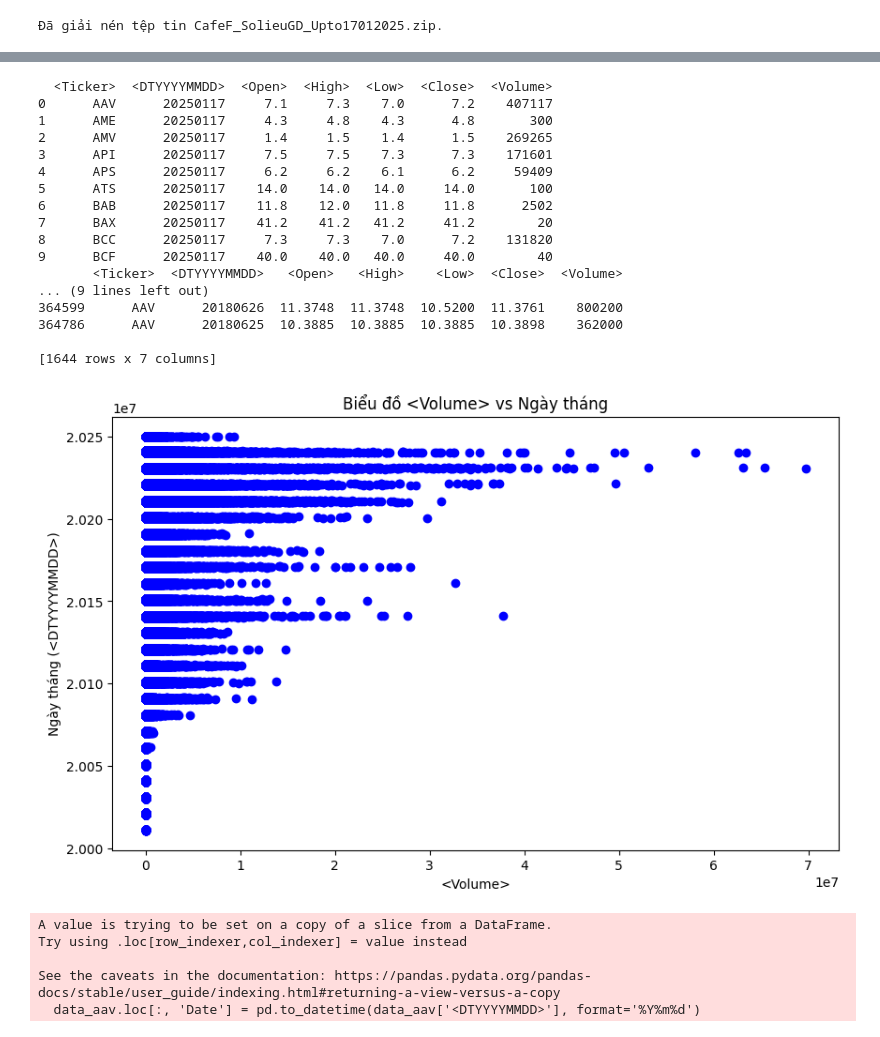
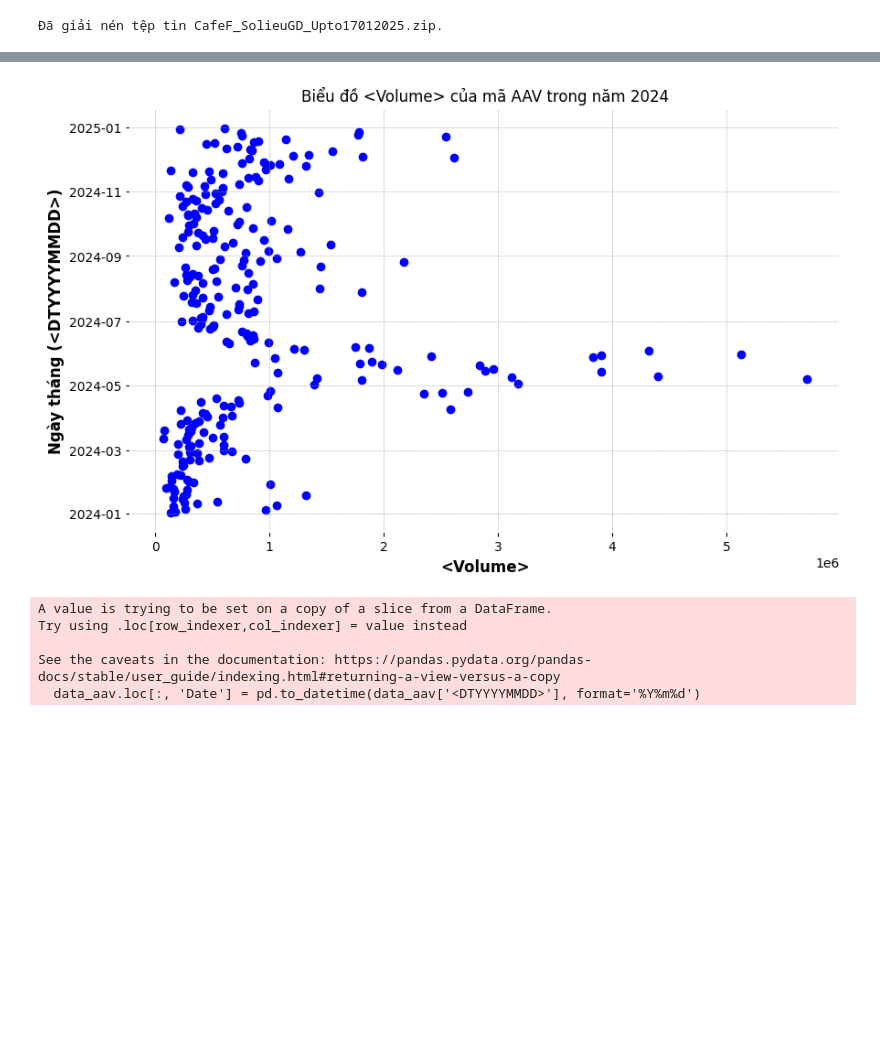
Before and after one commit to KienNguyenk64/CNDPT, a Jupyter notebook: Stock1.ipynb, the cells around one changed output, grey strips where cells are left out. Saved outputs shown, nothing was run; the diff lists cells and outputs as text; code cells hidden in the pictures; blank space fills up the shorter version.

```diff
--- a/Stock1.ipynb
+++ b/Stock1.ipynb
@@ -72,48 +176,31 @@ print(f"Đã giải nén tệp tin {zip_file_path}.")
 # %%
 import pandas as pd
 import matplotlib.pyplot as plt
-import numpy as np
 
+# Đọc dữ liệu từ file CSV
 df = pd.read_csv('CafeF.HNX.Upto17.01.2025.csv')
-print(df.head(10))
-df_without_ticker = df.drop(columns=['<Ticker>'])
-df_without_ticker.corr()
 
-# Lọc các dòng có mã 'AAV'
-df_fpt = df[df['<Ticker>'] == 'AAV']
+# Chuyển cột <DTYYYYMMDD> thành dạng datetime
+df['<DTYYYYMMDD>'] = pd.to_datetime(df['<DTYYYYMMDD>'], format='%Y%m%d')
 
-# In kết quả ra màn hình
-print(df_fpt)
+# Lọc các dòng có mã 'AAV' và dữ liệu trong năm 2024
+df_aav = df[(df['<Ticker>'] == 'AAV') & (df['<DTYYYYMMDD>'].dt.year == 2024)]
 
 # Vẽ biểu đồ với Volume ở trục x và <DTYYYYMMDD> ở trục y
 plt.figure(figsize=(10, 6))  # Tùy chỉnh kích thước biểu đồ
 
-plt.scatter(df['<Volume>'], df['<DTYYYYMMDD>'], color='blue', marker='o')  # Biểu đồ scatter
-plt.title('Biểu đồ <Volume> vs Ngày tháng')  # Tiêu đề
+# Sử dụng <Volume> và <DTYYYYMMDD> để vẽ biểu đồ scatter
+plt.scatter(df_aav['<Volume>'], df_aav['<DTYYYYMMDD>'], color='blue', marker='o')
+
+# Đặt tiêu đề và nhãn trục
+plt.title('Biểu đồ <Volume> của mã AAV trong năm 2024')  # Tiêu đề
 plt.xlabel('<Volume>')  # Nhãn trục x
 plt.ylabel('Ngày tháng (<DTYYYYMMDD>)')  # Nhãn trục y
 
 # Hiển thị biểu đồ
 plt.show()
 # %% [output]
-  <Ticker>  <DTYYYYMMDD>  <Open>  <High>  <Low>  <Close>  <Volume>
-0      AAV      20250117     7.1     7.3    7.0      7.2    407117
-1      AME      20250117     4.3     4.8    4.3      4.8       300
-2      AMV      20250117     1.4     1.5    1.4      1.5    269265
-3      API      20250117     7.5     7.5    7.3      7.3    171601
-4      APS      20250117     6.2     6.2    6.1      6.2     59409
-5      ATS      20250117    14.0    14.0   14.0     14.0       100
-6      BAB      20250117    11.8    12.0   11.8     11.8      2502
-7      BAX      20250117    41.2    41.2   41.2     41.2        20
-8      BCC      20250117     7.3     7.3    7.0      7.2    131820
-9      BCF      20250117    40.0    40.0   40.0     40.0        40
-       <Ticker>  <DTYYYYMMDD>   <Open>   <High>    <Low>  <Close>  <Volume>
-... (9 lines left out)
-364599      AAV      20180626  11.3748  11.3748  10.5200  11.3761    800200
-364786      AAV      20180625  10.3885  10.3885  10.3885  10.3898    362000
-
-[1644 rows x 7 columns]
-[figure, old version]
+[figure, new version]
 # %%
 import pandas as pd
 import matplotlib.pyplot as plt
```
Also changed, not shown: parts of 5 cells of this notebook, 1 other file.
